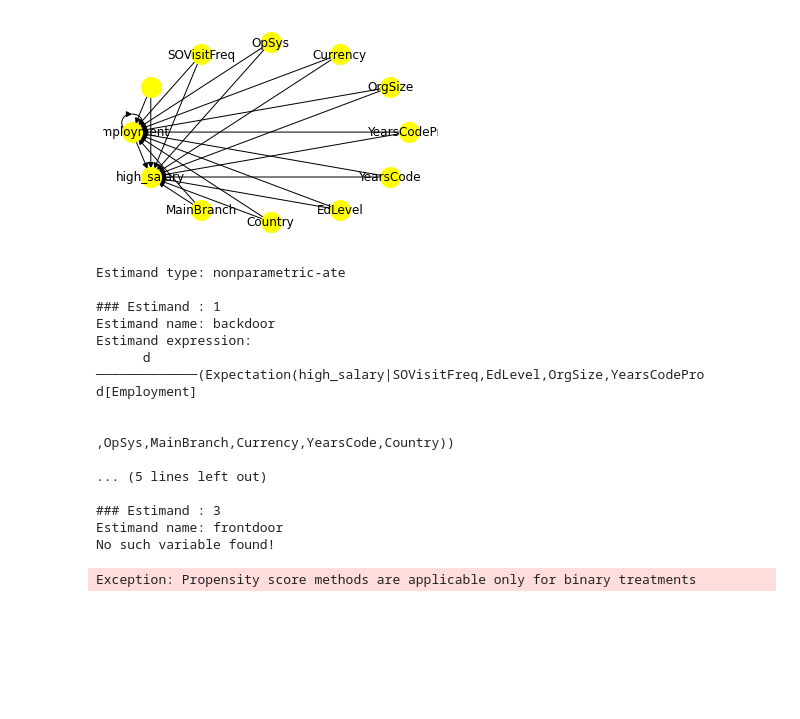
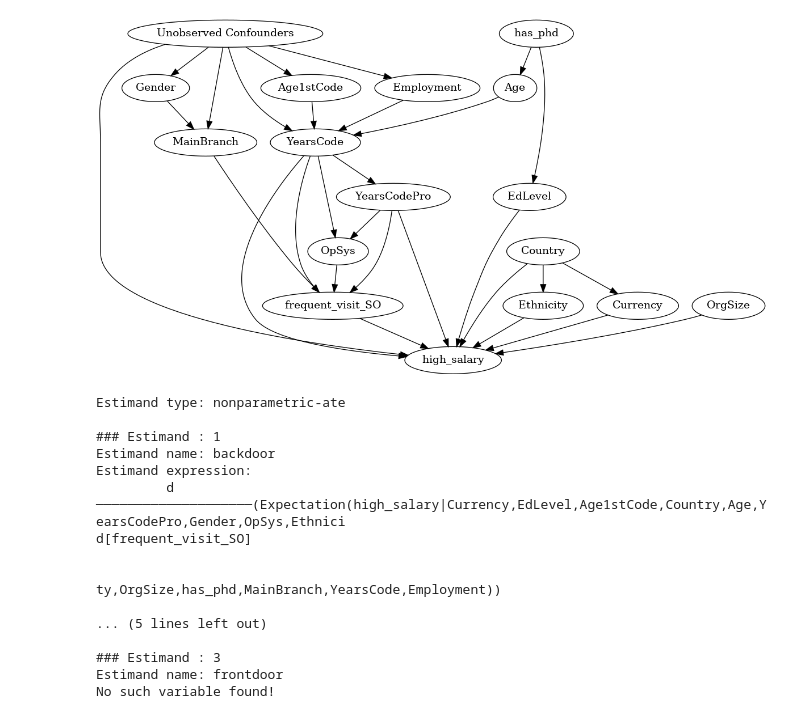
Before and after one commit to SergeyBondarev/stackoverflow-survey-analysis, a Jupyter notebook: causal_inference.ipynb, the cells around one changed output. Cells and saved outputs as stored; diff of their text form; code cells hidden in the pictures; blank space fills up the shorter version.

Commit message:
update causal inference notebook

```diff
--- a/causal_inference.ipynb
+++ b/causal_inference.ipynb
@@ -29,0 +40,8 @@ Name: MainBranch, Length: 40715, dtype: object
+# %%
+dataset['high_salary'] = dataset['ConvertedCompYearly'] > dataset['ConvertedCompYearly'].median()
+dataset.drop('ConvertedCompYearly', axis=1, inplace=True)
+# %%
+dataset['frequent_visit_SO'] = dataset['SOVisitFreq'] == 'Multiple times per day'
+dataset.drop('SOVisitFreq', axis=1, inplace=True)
+
+dataset['has_phd'] = dataset['EdLevel'] == 'Other doctoral degree (Ph.D., Ed.D., etc.)'
@@ -60,3 +203,0 @@ dataset.head()
-# %%
-dataset['high_salary'] = (dataset['ConvertedCompYearly'] > dataset['ConvertedCompYearly'].median()).astype(int)
-dataset.drop('ConvertedCompYearly', axis=1, inplace=True)
@@ -83,18 +204,17 @@ U->YearsCode; U->Employment;U->high_salary;
-# %%
-common_causes = ['MainBranch', 'Employment', 'Country', 'EdLevel', 'YearsCode', 'YearsCodePro',
-                 'OrgSize', 'Currency', 'OpSys', 'SOVisitFreq', '']
-
-model=CausalModel(
-        data = dataset,
-        treatment='Employment',
-        outcome='high_salary',
-        common_causes=common_causes)
-
-model.view_model()
-# %% [output]
-[figure, removed]
+# %%
+model=CausalModel(
+        data=dataset,
+        graph=causal_graph.replace('\n', ' '),
+        treatment='frequent_visit_SO',
+        outcome='high_salary')
+
+model.view_model()
+
+from IPython.display import Image, display
+display(Image(filename="causal_model.png"))
+# %% [output]
+[figure, added]
 # %%
-#Identify the causal effect
 identified_estimand = model.identify_effect(proceed_when_unidentifiable=True)
 print(identified_estimand)
 # %% [output]
@@ -103,25 +223,15 @@ Estimand type: nonparametric-ate
 ### Estimand : 1
 Estimand name: backdoor
 Estimand expression:
-      d
-─────────────(Expectation(high_salary|SOVisitFreq,EdLevel,OrgSize,YearsCodePro
-d[Employment]
+         d
+────────────────────(Expectation(high_salary|Currency,EdLevel,Age1stCode,Country,Age,YearsCodePro,Gender,OpSys,Ethnici
+d[frequent_visit_SO]
 
 
-,OpSys,MainBranch,Currency,YearsCode,Country))
+ty,OrgSize,has_phd,MainBranch,YearsCode,Employment))
 
 ... (5 lines left out)
 
 ### Estimand : 3
 Estimand name: frontdoor
 No such variable found!
-# %%
-estimate = model.estimate_effect(identified_estimand,
-                                 method_name="backdoor.propensity_score_stratification",
-                                 target_units="ate")
-# ATE = Average Treatment Effect
-# ATT = Average Treatment Effect on Treated (i.e. those who were assigned a different room)
-# ATC = Average Treatment Effect on Control (i.e. those who were not assigned a different room)
-print(estimate)
-# %% [output]
-Exception: Propensity score methods are applicable only for binary treatments
```
Also changed, not shown: parts of 34 cells of this notebook, 1 other file.
